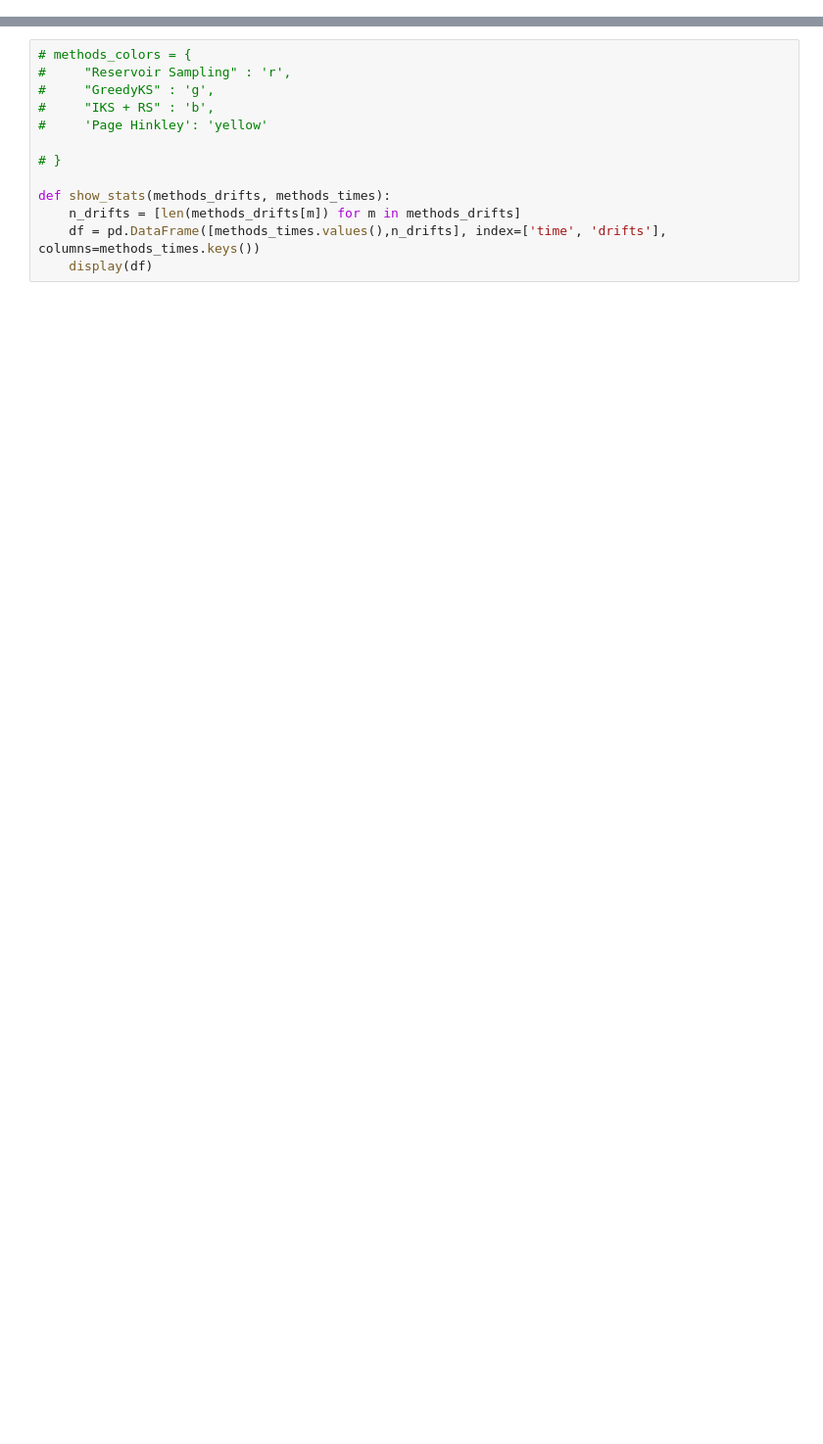
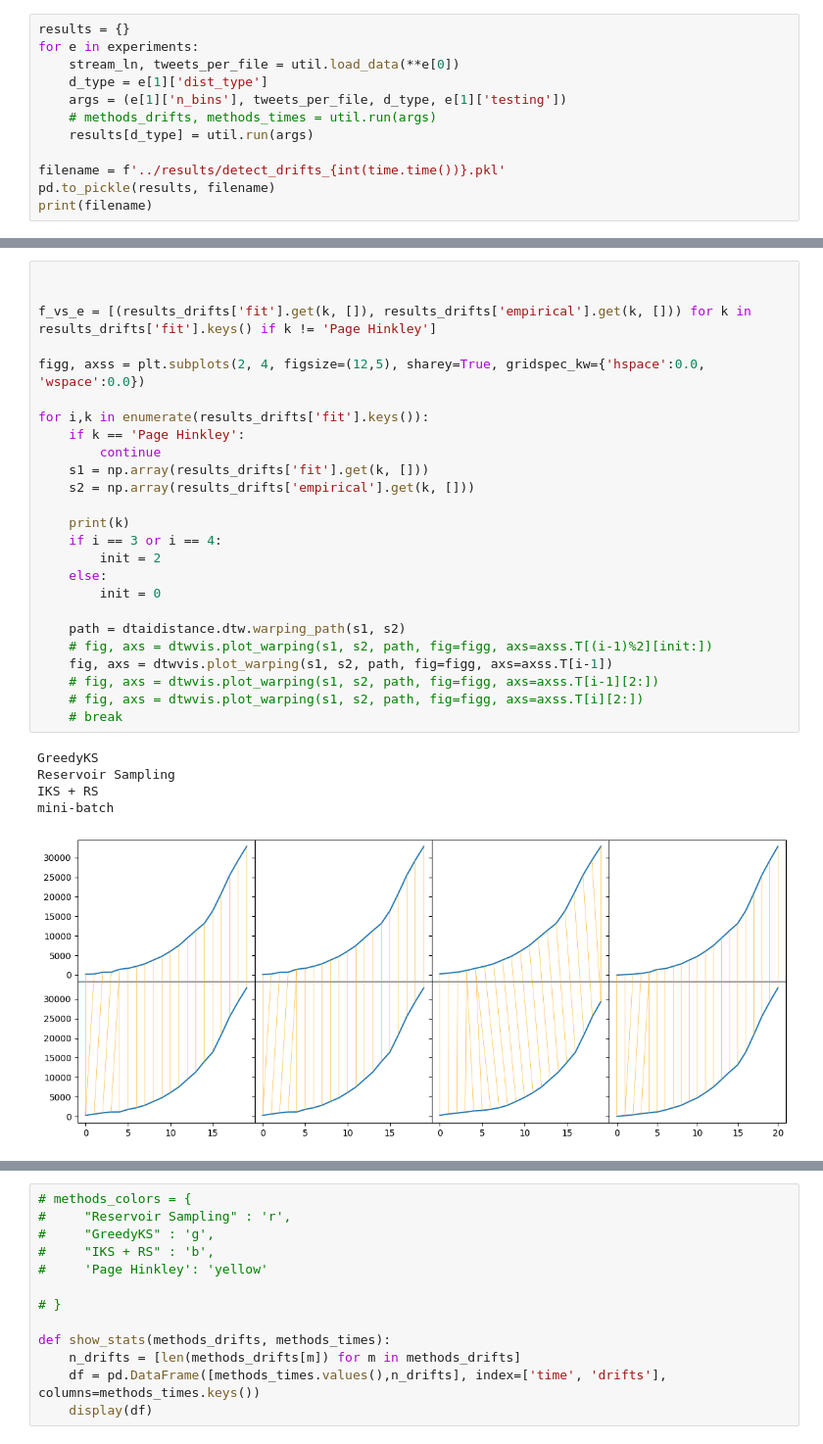
Before and after one commit to thalistdg/TCC, a Jupyter notebook: src/detect_drifts.ipynb, the cells around one changed output, grey strips where cells are left out. Shown at 98% size. Drawn from its saved outputs; the diff is of its cells as text; blank space fills up the shorter version.

Commit message:
improve detect drifts experiments

```diff
--- a/src/detect_drifts.ipynb
+++ b/src/detect_drifts.ipynb
@@ -22 +27,13 @@ experiments = [
 ]
+# %%
+results = {}
+for e in experiments:
+    stream_ln, tweets_per_file = util.load_data(**e[0])
+    d_type = e[1]['dist_type']
+    args = (e[1]['n_bins'], tweets_per_file, d_type, e[1]['testing'])
+    # methods_drifts, methods_times = util.run(args)
+    results[d_type] = util.run(args)
+
+filename = f'../results/detect_drifts_{int(time.time())}.pkl'
+pd.to_pickle(results, filename)
+print(filename)
@@ -22,0 +97,31 @@ experiments = [
+# %%
+
+
+f_vs_e = [(results_drifts['fit'].get(k, []), results_drifts['empirical'].get(k, [])) for k in results_drifts['fit'].keys() if k != 'Page Hinkley']
+
+figg, axss = plt.subplots(2, 4, figsize=(12,5), sharey=True, gridspec_kw={'hspace':0.0, 'wspace':0.0})
+
+for i,k in enumerate(results_drifts['fit'].keys()):
+    if k == 'Page Hinkley':
+        continue
+    s1 = np.array(results_drifts['fit'].get(k, []))
+    s2 = np.array(results_drifts['empirical'].get(k, []))
+
+    print(k)
+    if i == 3 or i == 4:
+        init = 2
+    else:
+        init = 0
+
+    path = dtaidistance.dtw.warping_path(s1, s2)
+    # fig, axs = dtwvis.plot_warping(s1, s2, path, fig=figg, axs=axss.T[(i-1)%2][init:])
+    fig, axs = dtwvis.plot_warping(s1, s2, path, fig=figg, axs=axss.T[i-1])
+    # fig, axs = dtwvis.plot_warping(s1, s2, path, fig=figg, axs=axss.T[i-1][2:])
+    # fig, axs = dtwvis.plot_warping(s1, s2, path, fig=figg, axs=axss.T[i][2:])
+    # break
+# %% [output]
+GreedyKS
+Reservoir Sampling
+IKS + RS
+mini-batch
+[figure, added]
```
Also changed, not shown: parts of 12 cells of this notebook, 1 other file.
